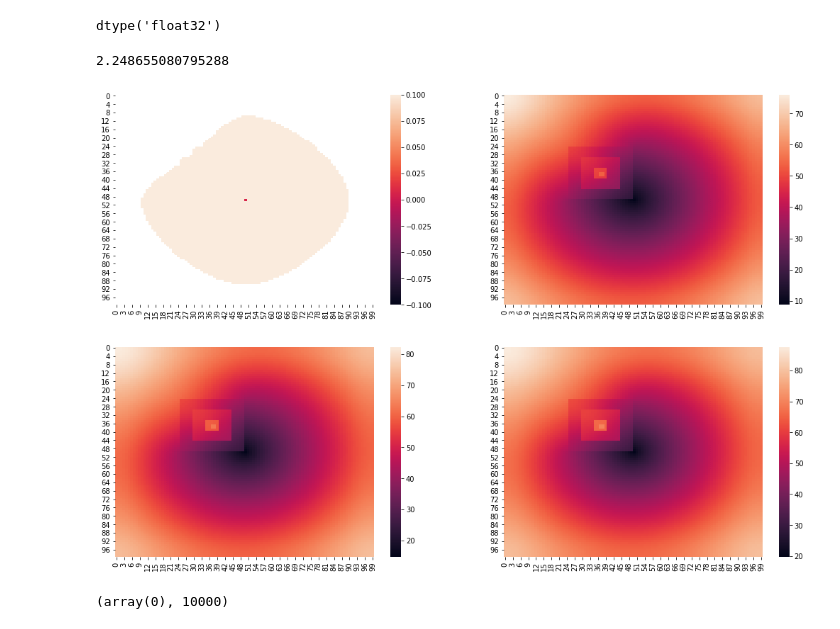
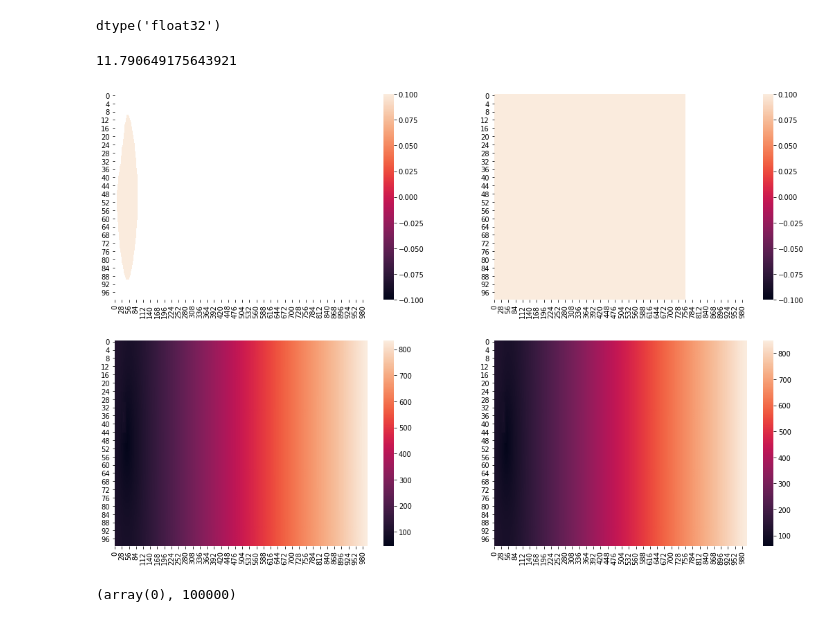
Before and after one commit to adelkaiarullin/shortest-path, a Jupyter notebook: heat.ipynb, the cells around one changed output. Saved outputs shown, nothing was run; the diff lists cells and outputs as text; code cells hidden in the pictures.

```diff
--- a/heat.ipynb
+++ b/heat.ipynb
@@ -15,7 +15,7 @@ device
 # %% [output]
 'cuda'
 # %%
-W = 100
+W = 1000
 H = 100
 N = W * H
 arr = torch.zeros(H, W, device=device, dtype=torch.float32)
@@ -229,24 +229,25 @@ torch.cuda.empty_cache()
 # %%
 # u = scipy.sparse.linalg.lsqr(M - L, b)
 # u = u[0]
 start = time.time()
 for i in range(4):
-    u = scipy.sparse.linalg.lsqr(M - (0.1 +  10 * i) * L, b)
+    t = (0.1 +  50 * i)
+    u = scipy.sparse.linalg.lsqr(M - t * L, b)
     u = u[0]
     plt.subplot(2, 2, 1 + i)
-    sns.heatmap(cu.asnumpy((-(0.1 +  10 * i) ** 0.5 * cu.log(u)).reshape(H, W)))
+    sns.heatmap(cu.asnumpy((-t ** 0.5 * cu.log(u)).reshape(H, W)))
 
 end = time.time()
 end - start
 #     del u
 #     torch.cuda.empty_cache()
 # %% [output]
-2.248655080795288
+11.790649175643921
-[figure, old version]
+[figure, new version]
 # %%
 (u == 0).sum(), u.shape[0]
 # %% [output]
-(array(0), 10000)
+(array(0), 100000)
 # %%
 # _ = plt.hist(cu.asnumpy(u.reshape(H, W).clip(0, 0.1)))
 # %%
```
Also changed, not shown: parts of 15 cells of this notebook.
